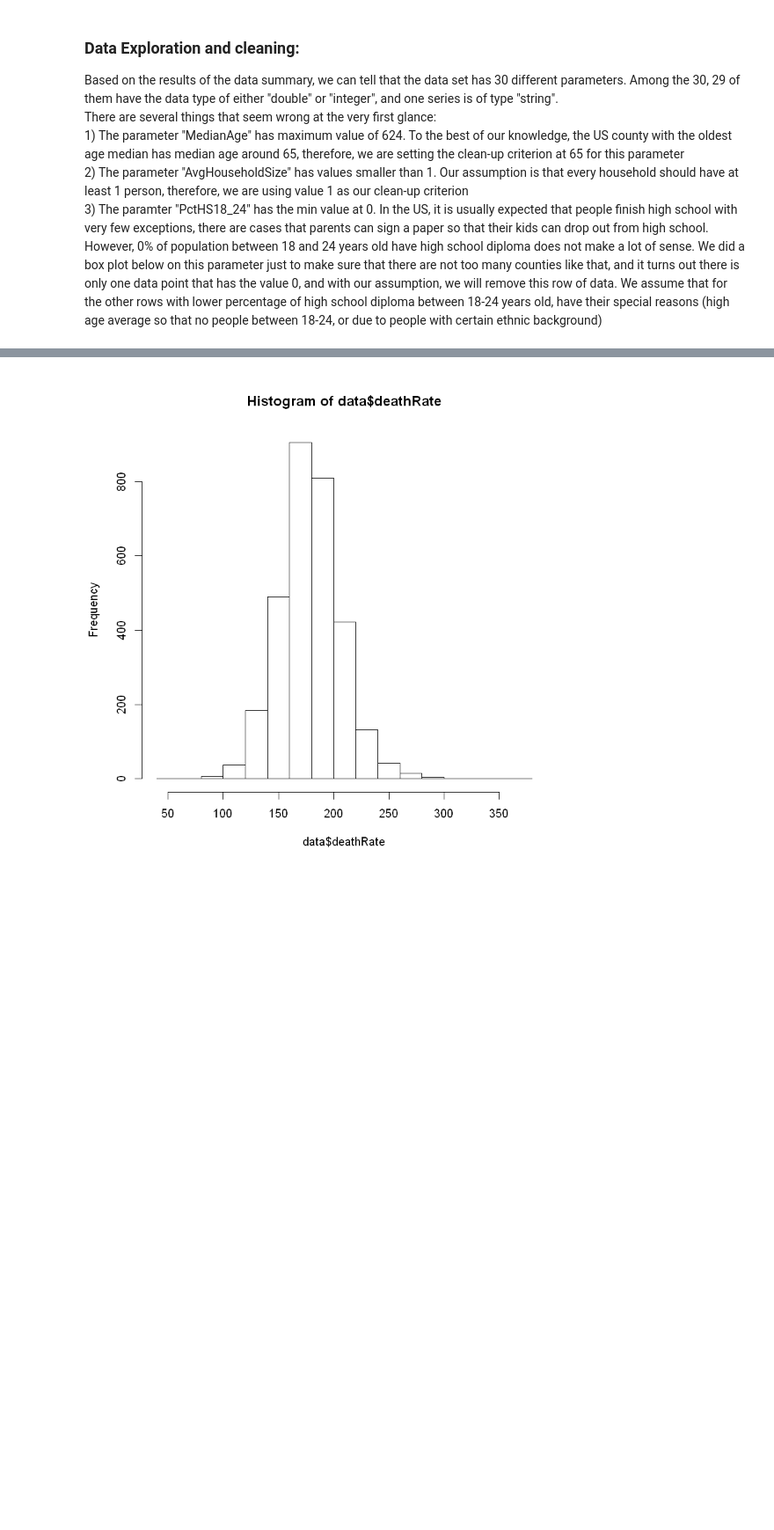
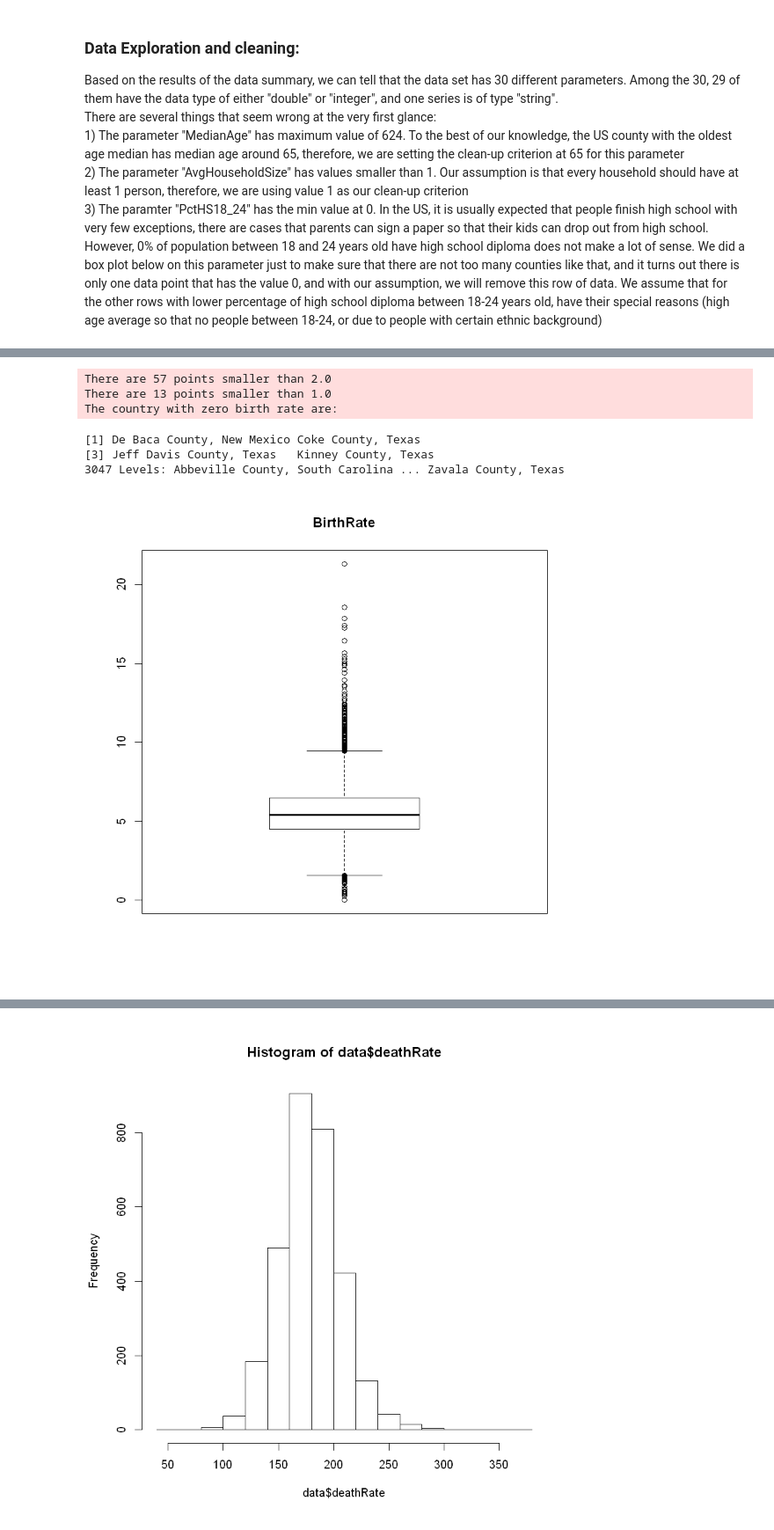
Before and after one commit to boudrejp/eda_lab, a Jupyter notebook: analysis/analysis_1.ipynb, the cells around one changed output, grey strips where cells are left out. Shown: that part at 88% size. Saved outputs shown, nothing was run; the diff lists cells and outputs as text; code cells hidden in the pictures; blank space fills up the shorter version.

```diff
--- a/analysis/analysis_1.ipynb
+++ b/analysis/analysis_1.ipynb
@@ -60,0 +64,14 @@ boxplot(data$PctHS18_24, main="PctHS18_24", notch=T)
+# %%
+message("There are ",nrow(subset(data,data$BirthRate < 2.0))," points smaller than 2.0")
+message("There are ",nrow(subset(data,data$BirthRate < 1.0))," points smaller than 1.0")
+message("The country with zero birth rate are: ")
+subset(data,data$BirthRate == 0)$Geography
+boxplot(data$BirthRate, main="BirthRate")
+# %% [output]
+There are 57 points smaller than 2.0
+There are 13 points smaller than 1.0
+The country with zero birth rate are:
+[1] De Baca County, New Mexico Coke County, Texas
+[3] Jeff Davis County, Texas   Kinney County, Texas
+3047 Levels: Abbeville County, South Carolina ... Zavala County, Texas
+[figure, added]
```
Also changed, not shown: parts of 13 cells of this notebook.
